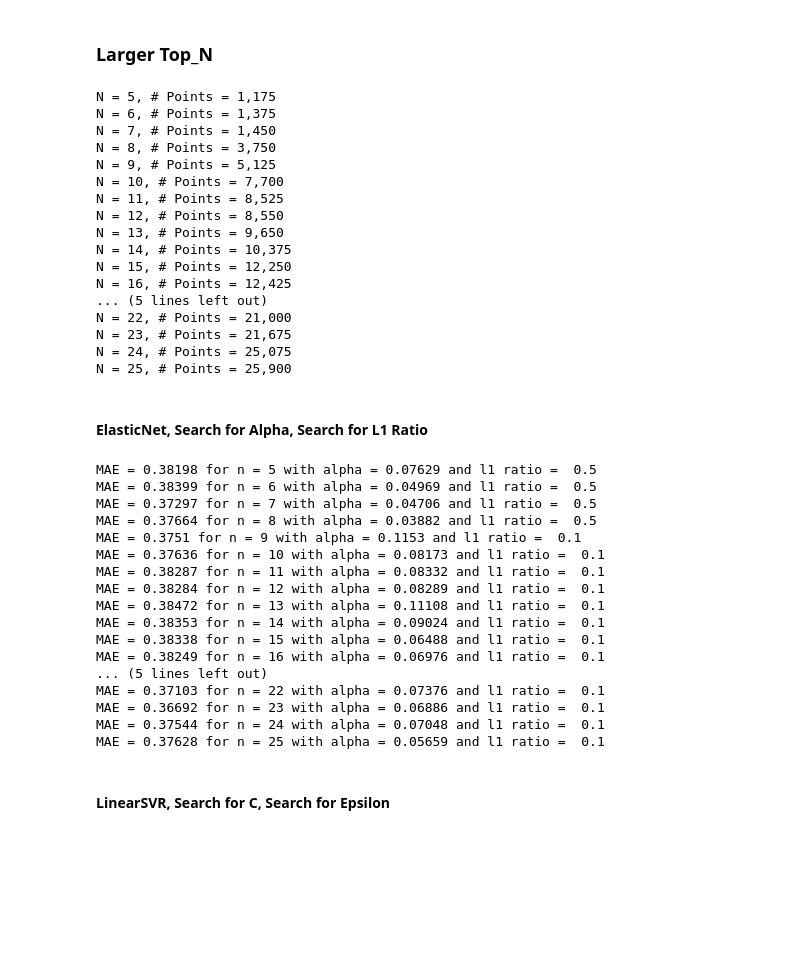
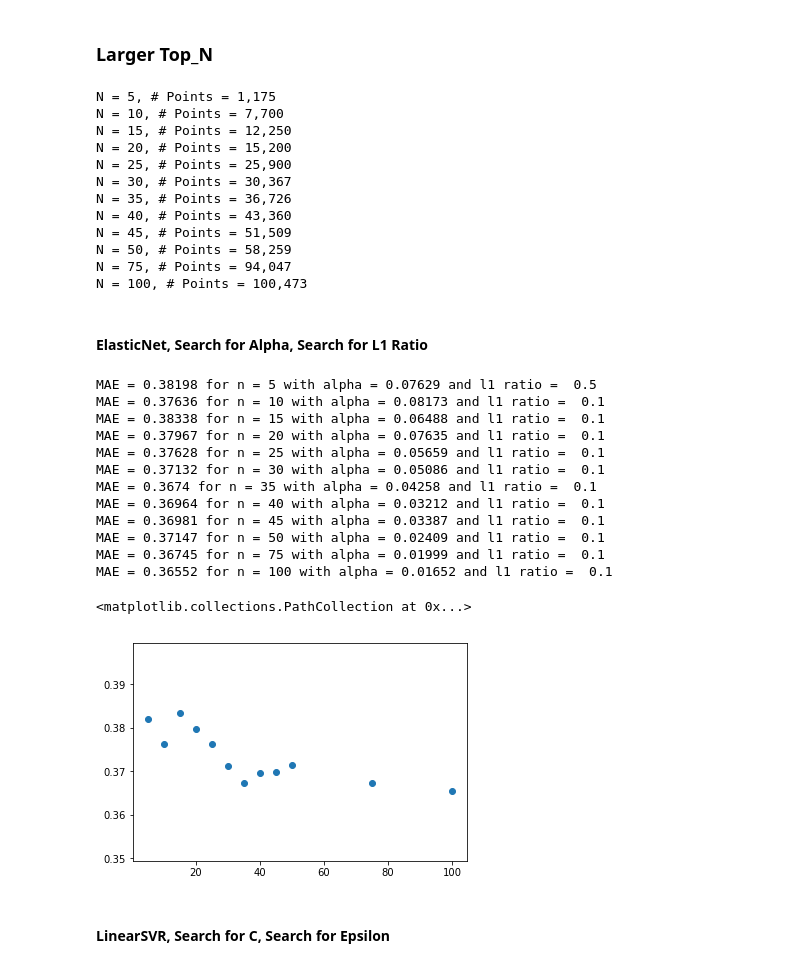
Before and after one commit to tomsharp/BeerMe, a Jupyter notebook: notebooks/Pipeline.ipynb, the cells around one changed output. Saved outputs shown, nothing was run; the diff lists cells and outputs as text; code cells hidden in the pictures; blank space fills up the shorter version.

```diff
--- a/notebooks/Pipeline.ipynb
+++ b/notebooks/Pipeline.ipynb
@@ -683,7 +683,7 @@ MAE = 0.36786 for n = 10 with final params = {'C': 0.1, 'epsilon': 0.125, 'fit_i
 # %% [markdown]
 ### Larger Top_N
 # %%
-n_users_list = range(5,26)
+n_users_list = [5, 10, 15, 20, 25, 30, 35, 40, 45, 50, 75, 100]
 
 for n in n_users_list:
     top_n = list(sim_df.sort_values('sim_score', ascending=False)[0:n]['username'])
@@ -691,22 +691,17 @@ for n in n_users_list:
     print("N = {}, # Points = {:,d}".format(n, len(top_n_df)))
 # %% [output]
 N = 5, # Points = 1,175
-N = 6, # Points = 1,375
-N = 7, # Points = 1,450
-N = 8, # Points = 3,750
-N = 9, # Points = 5,125
 N = 10, # Points = 7,700
-N = 11, # Points = 8,525
-N = 12, # Points = 8,550
-N = 13, # Points = 9,650
-N = 14, # Points = 10,375
 N = 15, # Points = 12,250
-N = 16, # Points = 12,425
-... (5 lines left out)
-N = 22, # Points = 21,000
-N = 23, # Points = 21,675
-N = 24, # Points = 25,075
+N = 20, # Points = 15,200
 N = 25, # Points = 25,900
+N = 30, # Points = 30,367
+N = 35, # Points = 36,726
+N = 40, # Points = 43,360
+N = 45, # Points = 51,509
+N = 50, # Points = 58,259
+N = 75, # Points = 94,047
+N = 100, # Points = 100,473
 # %% [markdown]
 #### ElasticNet, Search for Alpha, Search for L1 Ratio
 # %%
@@ -754,22 +749,22 @@ for top_n in n_users_list:
     mae_list.append(mae)
 # %% [output]
 MAE = 0.38198 for n = 5 with alpha = 0.07629 and l1 ratio =  0.5
-MAE = 0.38399 for n = 6 with alpha = 0.04969 and l1 ratio =  0.5
-MAE = 0.37297 for n = 7 with alpha = 0.04706 and l1 ratio =  0.5
-MAE = 0.37664 for n = 8 with alpha = 0.03882 and l1 ratio =  0.5
-MAE = 0.3751 for n = 9 with alpha = 0.1153 and l1 ratio =  0.1
 MAE = 0.37636 for n = 10 with alpha = 0.08173 and l1 ratio =  0.1
-MAE = 0.38287 for n = 11 with alpha = 0.08332 and l1 ratio =  0.1
-MAE = 0.38284 for n = 12 with alpha = 0.08289 and l1 ratio =  0.1
-MAE = 0.38472 for n = 13 with alpha = 0.11108 and l1 ratio =  0.1
-MAE = 0.38353 for n = 14 with alpha = 0.09024 and l1 ratio =  0.1
 MAE = 0.38338 for n = 15 with alpha = 0.06488 and l1 ratio =  0.1
-MAE = 0.38249 for n = 16 with alpha = 0.06976 and l1 ratio =  0.1
-... (5 lines left out)
-MAE = 0.37103 for n = 22 with alpha = 0.07376 and l1 ratio =  0.1
-MAE = 0.36692 for n = 23 with alpha = 0.06886 and l1 ratio =  0.1
-MAE = 0.37544 for n = 24 with alpha = 0.07048 and l1 ratio =  0.1
+MAE = 0.37967 for n = 20 with alpha = 0.07635 and l1 ratio =  0.1
 MAE = 0.37628 for n = 25 with alpha = 0.05659 and l1 ratio =  0.1
+MAE = 0.37132 for n = 30 with alpha = 0.05086 and l1 ratio =  0.1
+MAE = 0.3674 for n = 35 with alpha = 0.04258 and l1 ratio =  0.1
+MAE = 0.36964 for n = 40 with alpha = 0.03212 and l1 ratio =  0.1
+MAE = 0.36981 for n = 45 with alpha = 0.03387 and l1 ratio =  0.1
+MAE = 0.37147 for n = 50 with alpha = 0.02409 and l1 ratio =  0.1
+MAE = 0.36745 for n = 75 with alpha = 0.01999 and l1 ratio =  0.1
+MAE = 0.36552 for n = 100 with alpha = 0.01652 and l1 ratio =  0.1
+# %%
+plt.scatter(x=n_users_list, y=mae_list)
+# %% [output]
+<matplotlib.collections.PathCollection at 0x...>
+[figure, added]
 # %% [markdown]
 #### LinearSVR, Search for C, Search for Epsilon
 # %%
```
Also changed, not shown: parts of 1 cell of this notebook.
